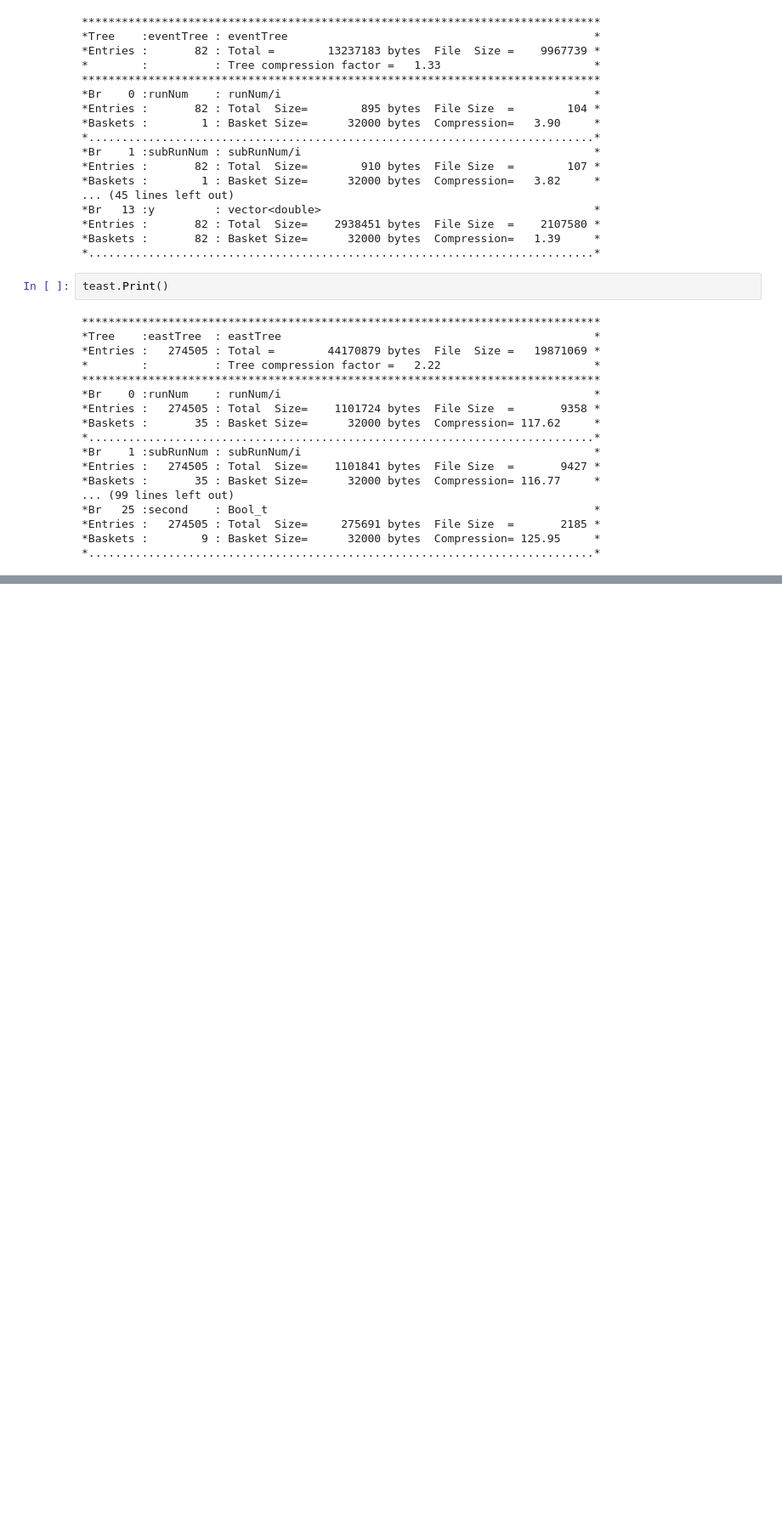
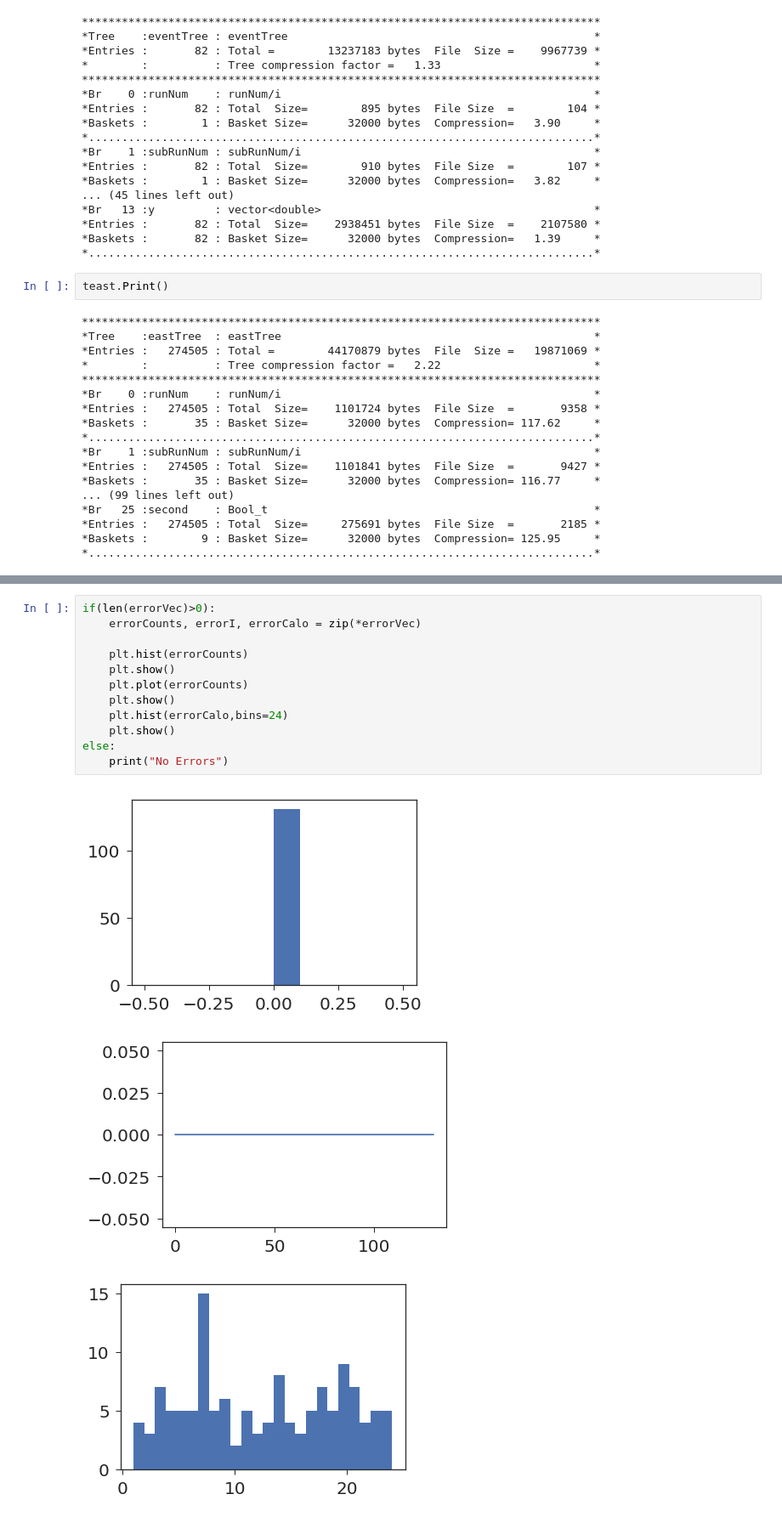
Before and after one commit to jlabounty/g-2, a Jupyter notebook: eastVsWest/Comparison_EastVsWest_Version1Output.ipynb, the cells around one changed output, grey strips where cells are left out. Shown at 85% size. Cells and saved outputs as stored; diff of their text form; blank space fills up the shorter version.

```diff
--- a/eastVsWest/Comparison_EastVsWest_Version1Output.ipynb
+++ b/eastVsWest/Comparison_EastVsWest_Version1Output.ipynb
@@ -144,0 +184,16 @@ Warning in <TFile::Append>: Replacing existing TH1: hpos (Potential memory leak)
+# %%
+if(len(errorVec)>0):
+    errorCounts, errorI, errorCalo = zip(*errorVec)
+
+    plt.hist(errorCounts)
+    plt.show()
+    plt.plot(errorCounts)
+    plt.show()
+    plt.hist(errorCalo,bins=24)
+    plt.show()
+else:
+    print("No Errors")
+# %% [output]
+[figure, added]
+[figure, added]
+[figure, added]
```
Also changed, not shown: parts of 12 cells of this notebook, 3 other files.
